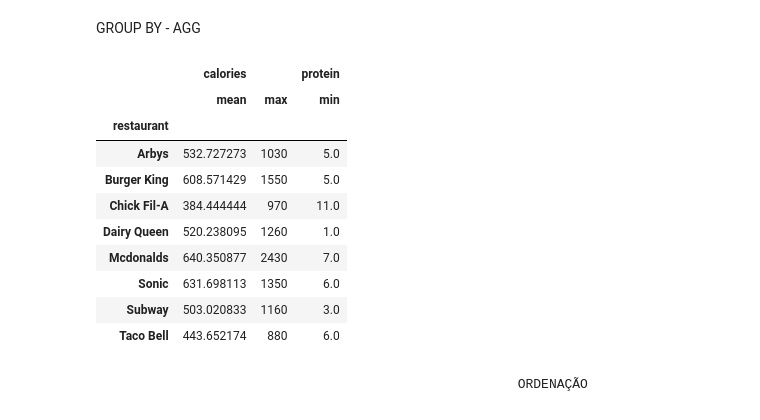
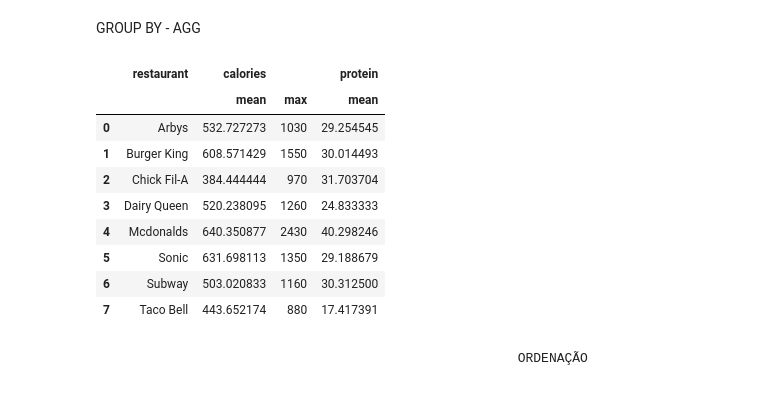
Before and after one commit to TgdaAlmeida/aula_coderhouse, a Jupyter notebook: CURSO_CODER/Aula10.ipynb, the cells around one changed output. Cells and saved outputs as stored; diff of their text form; code cells hidden in the pictures.

```diff
--- a/CURSO_CODER/Aula10.ipynb
+++ b/CURSO_CODER/Aula10.ipynb
@@ -77,19 +148,18 @@ fastfood.groupby('restaurant')[['calories','sugar']].describe().round(2)
 # %% [markdown]
 GROUP BY - AGG
 # %%
-fastfood.groupby('restaurant').agg({'calories': ['mean','max'], 'protein':['min']})
+fastfood.groupby('restaurant').agg({'calories': ['mean','max'], 'protein':['mean']}).reset_index()
 # %% [output]
-|  | calories |  | protein |
-|  | mean | max | min |
-| restaurant |  |  |  |
-| Arbys | 532.727273 | 1030 | 5.0 |
-| Burger King | 608.571429 | 1550 | 5.0 |
-| Chick Fil-A | 384.444444 | 970 | 11.0 |
-| Dairy Queen | 520.238095 | 1260 | 1.0 |
-| Mcdonalds | 640.350877 | 2430 | 7.0 |
-| Sonic | 631.698113 | 1350 | 6.0 |
-| Subway | 503.020833 | 1160 | 3.0 |
-| Taco Bell | 443.652174 | 880 | 6.0 |
+|  | restaurant | calories |  | protein |
+|  |  | mean | max | mean |
+| 0 | Arbys | 532.727273 | 1030 | 29.254545 |
+| 1 | Burger King | 608.571429 | 1550 | 30.014493 |
+| 2 | Chick Fil-A | 384.444444 | 970 | 31.703704 |
+| 3 | Dairy Queen | 520.238095 | 1260 | 24.833333 |
+| 4 | Mcdonalds | 640.350877 | 2430 | 40.298246 |
+| 5 | Sonic | 631.698113 | 1350 | 29.188679 |
+| 6 | Subway | 503.020833 | 1160 | 30.312500 |
+| 7 | Taco Bell | 443.652174 | 880 | 17.417391 |
 # %% [markdown]
                                                         ORDENAÇÃO
 # %% [markdown]
```
Also changed, not shown: parts of 13 cells of this notebook, 3 other files.
